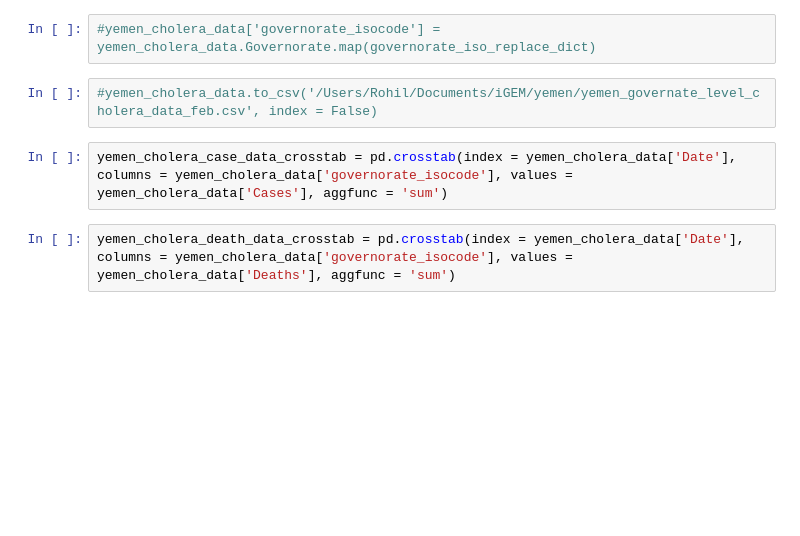
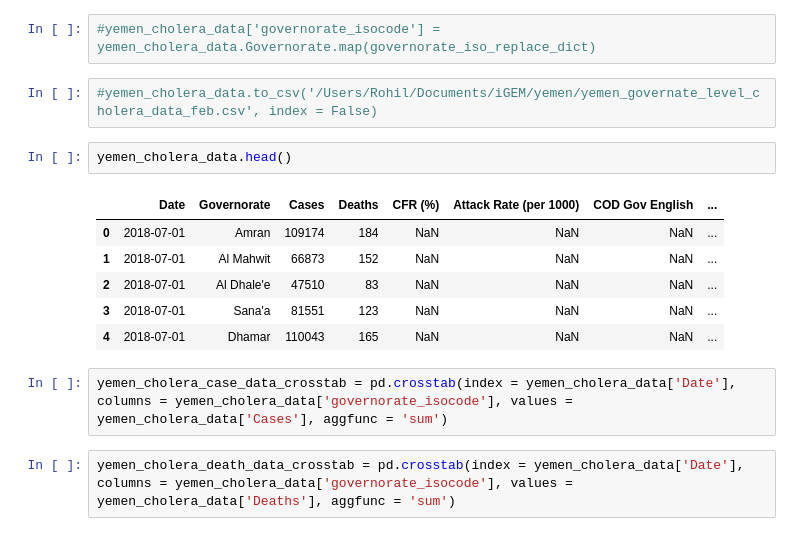
Before and after one commit to rohilbadkundri/CALM, a Jupyter notebook: yemen_cholera_case_data_processing.ipynb, the cells around one changed output. Saved outputs shown, nothing was run; the diff lists cells and outputs as text; blank space fills up the shorter version.

```diff
--- a/yemen_cholera_case_data_processing.ipynb
+++ b/yemen_cholera_case_data_processing.ipynb
@@ -37,6 +37,15 @@ governorate_iso_replace_dict = {'Amran':'YE-AM', 'Al Mahwit':'YE-MW', "Al Dhale'
 #yemen_cholera_data['governorate_isocode'] = yemen_cholera_data.Governorate.map(governorate_iso_replace_dict)
 # %%
 #yemen_cholera_data.to_csv('/Users/Rohil/Documents/iGEM/yemen/yemen_governate_level_cholera_data_feb.csv', index = False)
+# %%
+yemen_cholera_data.head()
+# %% [output]
+|  | Date | Governorate | Cases | Deaths | CFR (%) | Attack Rate (per 1000) | COD Gov English | ... |
+| 0 | 2018-07-01 | Amran | 109174 | 184 | NaN | NaN | NaN | ... |
+| 1 | 2018-07-01 | Al Mahwit | 66873 | 152 | NaN | NaN | NaN | ... |
+| 2 | 2018-07-01 | Al Dhale'e | 47510 | 83 | NaN | NaN | NaN | ... |
+| 3 | 2018-07-01 | Sana'a | 81551 | 123 | NaN | NaN | NaN | ... |
+| 4 | 2018-07-01 | Dhamar | 110043 | 165 | NaN | NaN | NaN | ... |
 # %%
 yemen_cholera_case_data_crosstab = pd.crosstab(index = yemen_cholera_data['Date'], columns = yemen_cholera_data['governorate_isocode'], values = yemen_cholera_data['Cases'], aggfunc = 'sum')
 # %%
```
Also changed, not shown: parts of 10 cells of this notebook, 4 other files.
